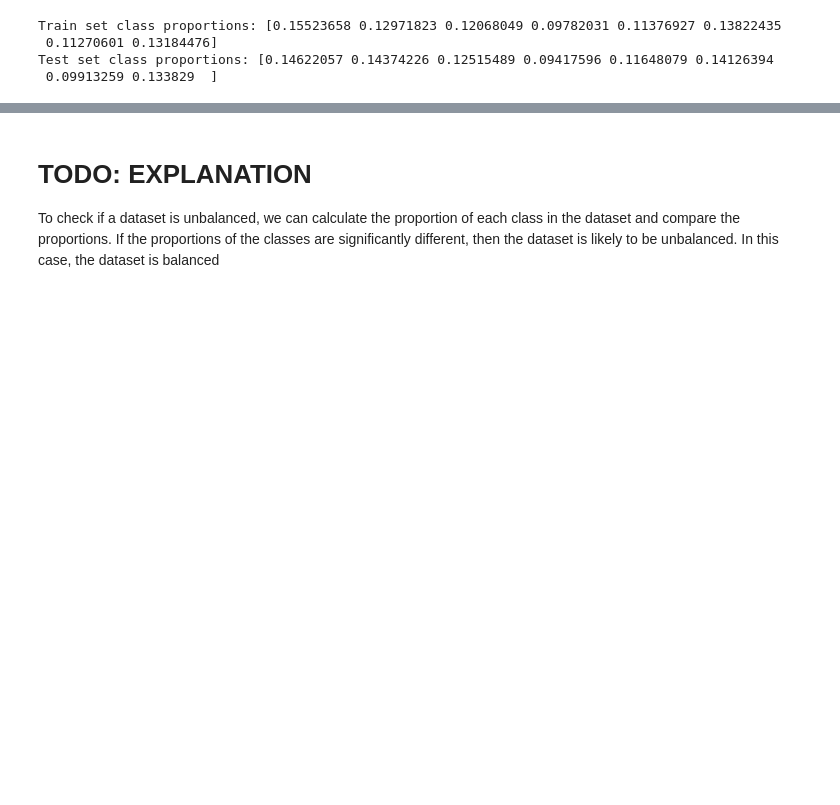
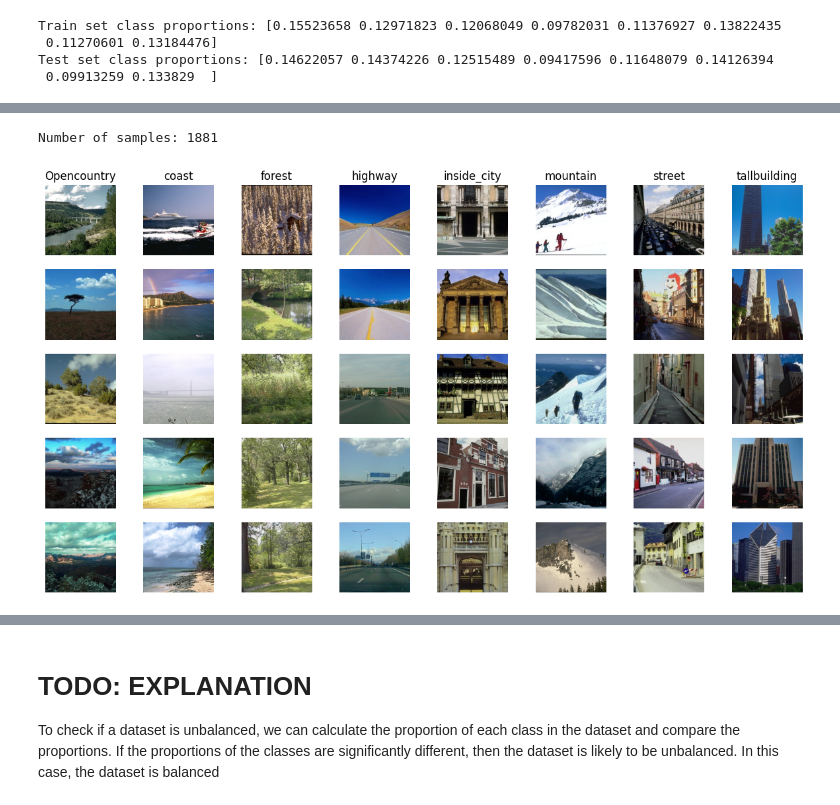
Before and after one commit to guillem-cf/M3-Project, a Jupyter notebook: Week1/BagofVisualWords.ipynb, the cells around one changed output, grey strips where cells are left out. Drawn from its saved outputs; the diff is of its cells as text; code cells hidden in the pictures; blank space fills up the shorter version.

```diff
--- a/Week1/BagofVisualWords.ipynb
+++ b/Week1/BagofVisualWords.ipynb
@@ -91,3 +96,30 @@ def plot_distribution(train_count, test_count, unique_labels):
 plot_distribution(train_count, test_count, unique_labels)
 # %% [output]
 [figure]
+# %%
+# Function to visualize images of each class of the dataset
+def visualize(images_filenames, labels, num_images=5):
+    print(f'Number of samples: {len(images_filenames)}')
+    # get unique classses
+    classes = np.unique(np.array(labels))
+    num_classes = len(classes)
+    # set size for plot
+    plt.figure(figsize=(15,8))
+    # loop over classes
+    for i, c in enumerate(classes):
+        # get the first 5 images of the class
+        idx = np.where(np.array(labels) == c)[0][:num_images]
+        # loop over the images and plot them
+        for j, index in enumerate(idx):
+            plt_idx = j * num_classes + i + 1
+            plt.subplot(num_images, num_classes, plt_idx)
+            plt.imshow(cv2.cvtColor(cv2.imread(images_filenames[index]), cv2.COLOR_BGR2RGB))
+            plt.axis('off')
+            if j == 0:
+                plt.title(c)
+# %%
+# visualize the train dataset
+visualize(train_images_filenames, train_labels)
+# %% [output]
+Number of samples: 1881
+[figure, added]
```
Also changed, not shown: parts of 19 cells of this notebook, 6 other files.
